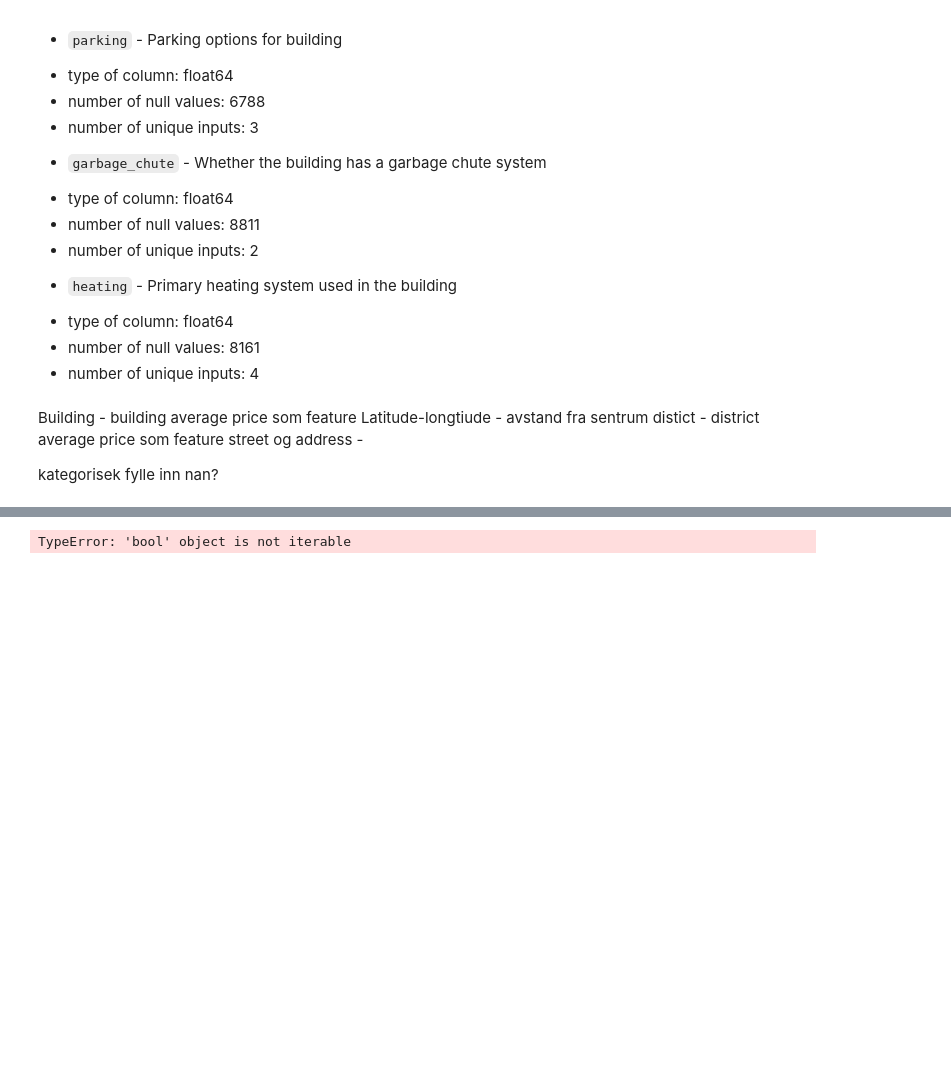
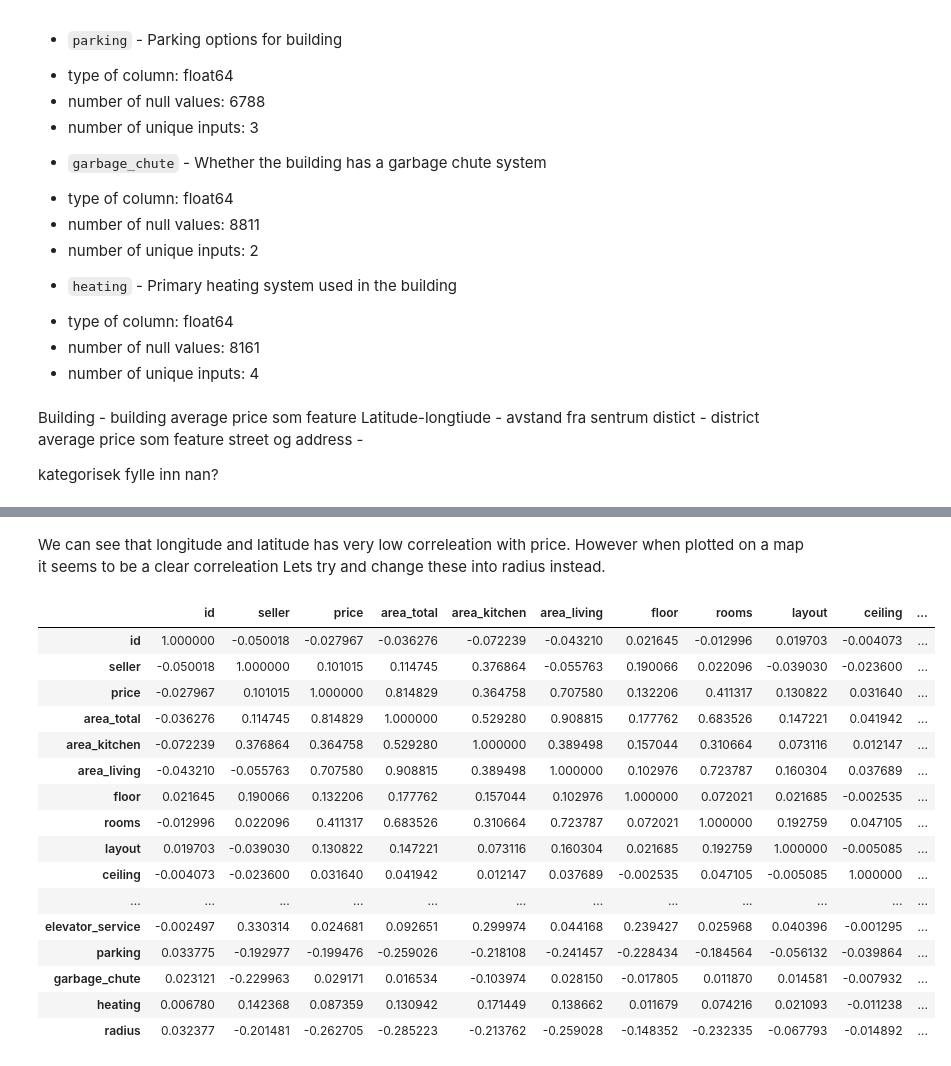
Before and after one commit to kjappvaffel/moscow_housing, a Jupyter notebook: EDA_DataCleaning_FeatureEngineering/EDA.ipynb, the cells around one changed output, grey strips where cells are left out. Drawn from its saved outputs; the diff is of its cells as text; code cells hidden in the pictures; blank space fills up the shorter version.

```diff
--- a/EDA_DataCleaning_FeatureEngineering/EDA.ipynb
+++ b/EDA_DataCleaning_FeatureEngineering/EDA.ipynb
@@ -213,14 +238,29 @@ kategorisek fylle inn nan?
+# %% [markdown]
+We can see that longitude and latitude has very low correleation with price. However when plotted on a map it seems to be a clear correleation
+Lets try and change these into radius instead.
 # %%
 data_with_radius = data_train
 data_with_radius['radius'] = np.sqrt((data_with_radius['latitude']-55.75)**2 + (data_with_radius['longitude']-37.55)**2)
 
-for districts in data_train['district'].value_counts():
-    print(districts)
+corr_2 = data_with_radius.corr()
+corr_2.style.background_gradient(cmap='coolwarm')
 
-corr = data_train.corr()
-corr_2 = data_with_radius.corr()
-
-corr.style.background_gradient(cmap='coolwarm')
-corr_2.style.background_gradient(cmap='coolwarm')
+data_with_radius = data_with_radius
 # %% [output]
-TypeError: 'bool' object is not iterable
+|  | id | seller | price | area_total | area_kitchen | area_living | floor | rooms | layout | ceiling | ... |
+| id | 1.000000 | -0.050018 | -0.027967 | -0.036276 | -0.072239 | -0.043210 | 0.021645 | -0.012996 | 0.019703 | -0.004073 | ... |
+| seller | -0.050018 | 1.000000 | 0.101015 | 0.114745 | 0.376864 | -0.055763 | 0.190066 | 0.022096 | -0.039030 | -0.023600 | ... |
+| price | -0.027967 | 0.101015 | 1.000000 | 0.814829 | 0.364758 | 0.707580 | 0.132206 | 0.411317 | 0.130822 | 0.031640 | ... |
+| area_total | -0.036276 | 0.114745 | 0.814829 | 1.000000 | 0.529280 | 0.908815 | 0.177762 | 0.683526 | 0.147221 | 0.041942 | ... |
+| area_kitchen | -0.072239 | 0.376864 | 0.364758 | 0.529280 | 1.000000 | 0.389498 | 0.157044 | 0.310664 | 0.073116 | 0.012147 | ... |
+| area_living | -0.043210 | -0.055763 | 0.707580 | 0.908815 | 0.389498 | 1.000000 | 0.102976 | 0.723787 | 0.160304 | 0.037689 | ... |
+| floor | 0.021645 | 0.190066 | 0.132206 | 0.177762 | 0.157044 | 0.102976 | 1.000000 | 0.072021 | 0.021685 | -0.002535 | ... |
+| rooms | -0.012996 | 0.022096 | 0.411317 | 0.683526 | 0.310664 | 0.723787 | 0.072021 | 1.000000 | 0.192759 | 0.047105 | ... |
+| layout | 0.019703 | -0.039030 | 0.130822 | 0.147221 | 0.073116 | 0.160304 | 0.021685 | 0.192759 | 1.000000 | -0.005085 | ... |
+| ceiling | -0.004073 | -0.023600 | 0.031640 | 0.041942 | 0.012147 | 0.037689 | -0.002535 | 0.047105 | -0.005085 | 1.000000 | ... |
+| ... | ... | ... | ... | ... | ... | ... | ... | ... | ... | ... | ... |
+| elevator_service | -0.002497 | 0.330314 | 0.024681 | 0.092651 | 0.299974 | 0.044168 | 0.239427 | 0.025968 | 0.040396 | -0.001295 | ... |
+| parking | 0.033775 | -0.192977 | -0.199476 | -0.259026 | -0.218108 | -0.241457 | -0.228434 | -0.184564 | -0.056132 | -0.039864 | ... |
+| garbage_chute | 0.023121 | -0.229963 | 0.029171 | 0.016534 | -0.103974 | 0.028150 | -0.017805 | 0.011870 | 0.014581 | -0.007932 | ... |
+| heating | 0.006780 | 0.142368 | 0.087359 | 0.130942 | 0.171449 | 0.138662 | 0.011679 | 0.074216 | 0.021093 | -0.011238 | ... |
+| radius | 0.032377 | -0.201481 | -0.262705 | -0.285223 | -0.213762 | -0.259028 | -0.148352 | -0.232335 | -0.067793 | -0.014892 | ... |
```
Also changed, not shown: parts of 7 cells of this notebook.
